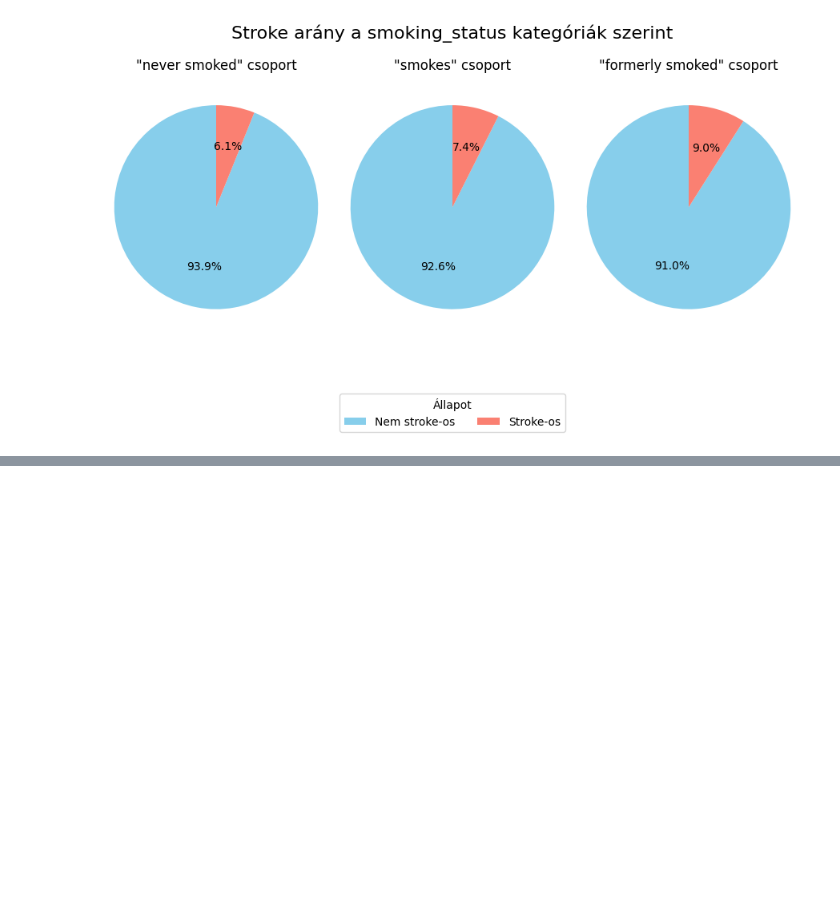
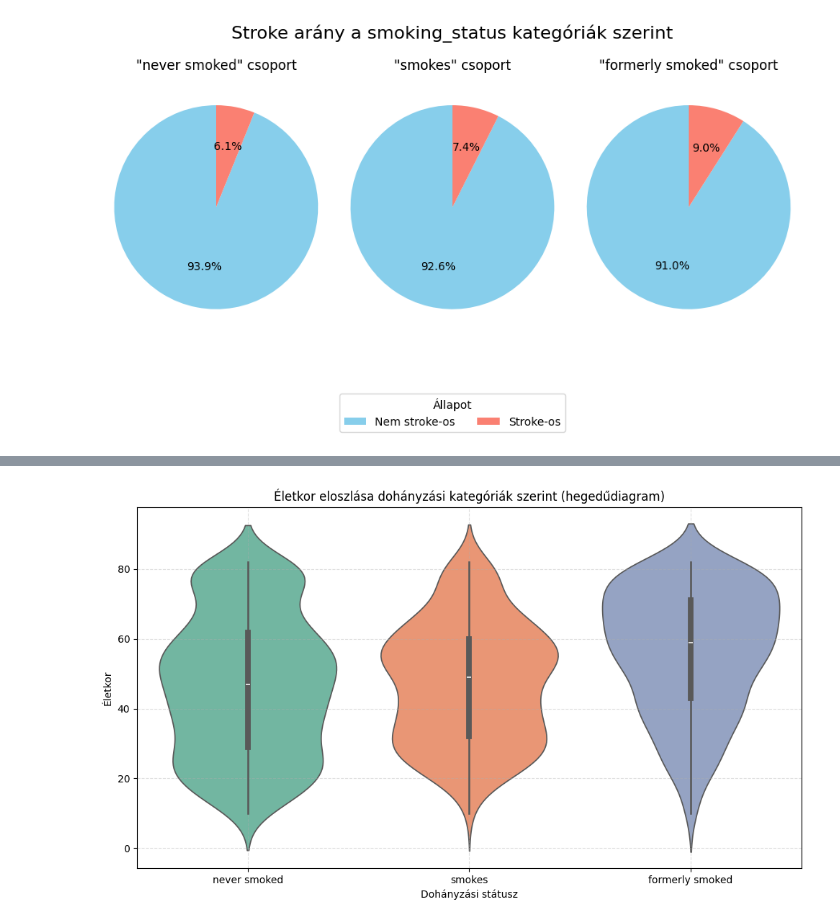
Before and after one commit to Mitosz01/PythonHazi, a Jupyter notebook: KissBeni_python_adat.ipynb, the cells around one changed output, grey strips where cells are left out. Drawn from its saved outputs; the diff is of its cells as text; code cells hidden in the pictures; blank space fills up the shorter version.

```diff
--- a/KissBeni_python_adat.ipynb
+++ b/KissBeni_python_adat.ipynb
@@ -340,0 +412,22 @@ plt.show()
+# %%
+# 1. Csak azok, ahol nem NaN a smoking_status és age
+df_violin = sampled_data[['smoking_status', 'age']].dropna()
+
+# 2. Hegedűdiagram készítése
+plt.figure(figsize=(10, 6))
+sns.violinplot(
+    data=df_violin,
+    x='smoking_status',
+    y='age',
+    hue='smoking_status',
+    palette='Set2'
+)
+
+plt.title('Életkor eloszlása dohányzási kategóriák szerint (hegedűdiagram)')
+plt.xlabel('Dohányzási státusz')
+plt.ylabel('Életkor')
+plt.grid(True, linestyle='--', alpha=0.4)
+plt.tight_layout()
+plt.show()
+# %% [output]
+[figure, added]
```
Also changed, not shown: parts of 8 cells of this notebook, 2 other files.
